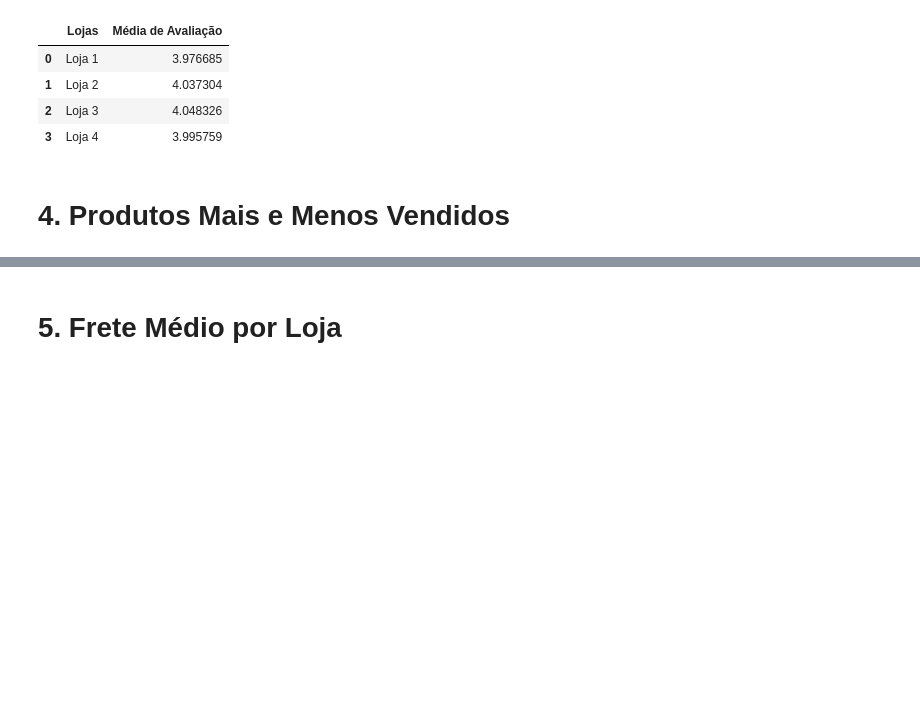
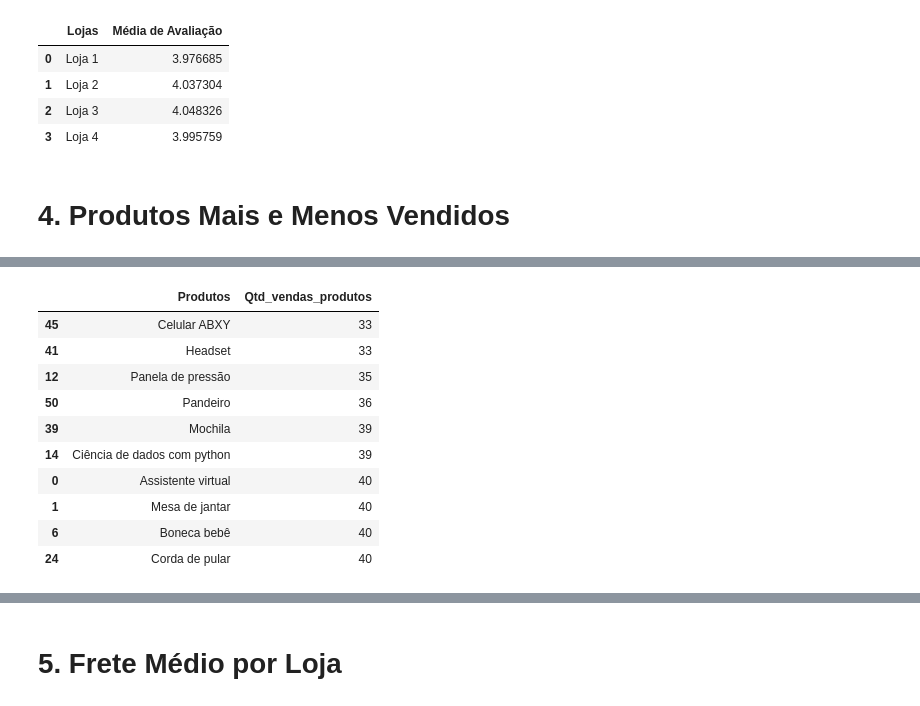
Before and after one commit to bdev16/Alura_Store_Challenger, a Jupyter notebook: AluraStoreBr.ipynb, the cells around one changed output, grey strips where cells are left out. Saved outputs shown, nothing was run; the diff lists cells and outputs as text; code cells hidden in the pictures; blank space fills up the shorter version.

```diff
--- a/AluraStoreBr.ipynb
+++ b/AluraStoreBr.ipynb
@@ -213,0 +276,14 @@ pd.DataFrame(media_avaliacao_lojas, columns=['Lojas', 'Média de Avaliação'])
+# %%
+produtos_menos_vendidos(loja)
+# %% [output]
+|  | Produtos | Qtd_vendas_produtos |
+| 45 | Celular ABXY | 33 |
+| 41 | Headset | 33 |
+| 12 | Panela de pressão | 35 |
+| 50 | Pandeiro | 36 |
+| 39 | Mochila | 39 |
+| 14 | Ciência de dados com python | 39 |
+| 0 | Assistente virtual | 40 |
+| 1 | Mesa de jantar | 40 |
+| 6 | Boneca bebê | 40 |
+| 24 | Corda de pular | 40 |
```
Also changed, not shown: parts of 8 cells of this notebook.
